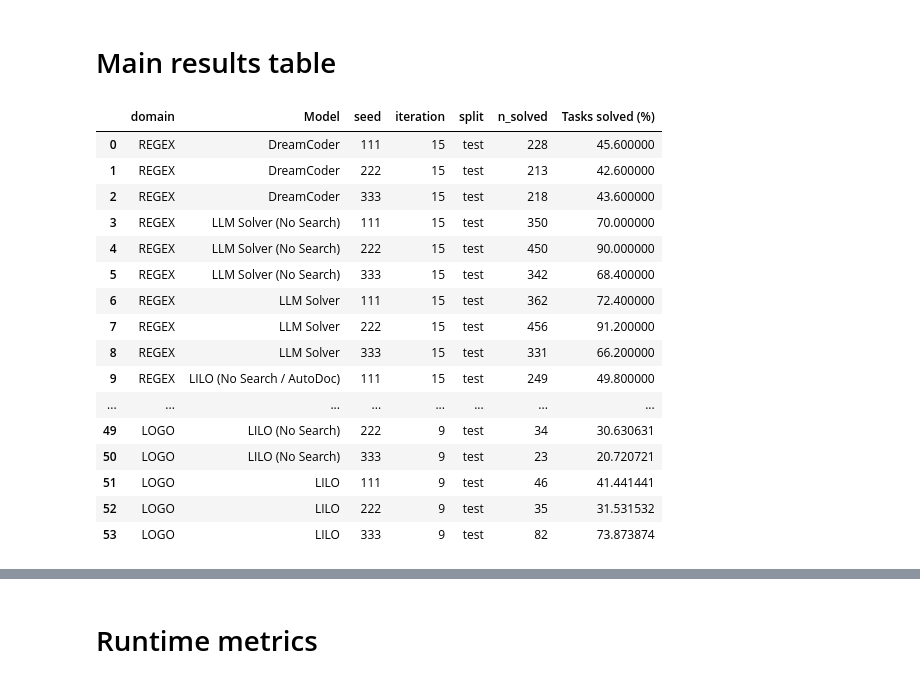
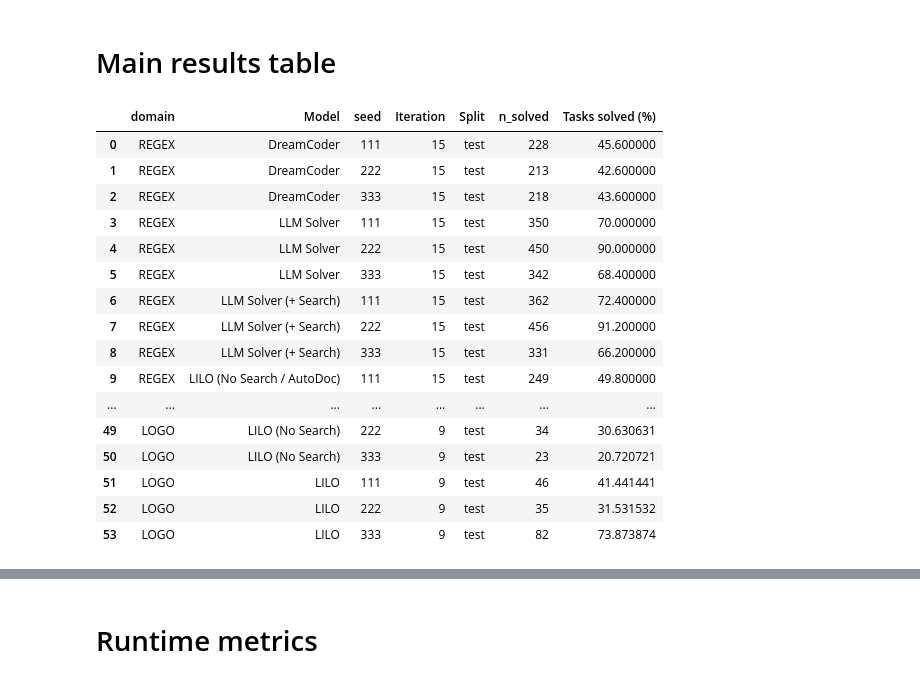
Before and after one commit to gabegrand/lilo, a Jupyter notebook: analysis/analyze_synthesis_experiment_multi_domain.ipynb, the cells around one changed output, grey strips where cells are left out. Cells and saved outputs as stored; diff of their text form; code cells hidden in the pictures.

Commit message:
update model naming scheme and notebooks

```diff
--- a/analysis/analyze_synthesis_experiment_multi_domain.ipynb
+++ b/analysis/analyze_synthesis_experiment_multi_domain.ipynb
@@ -25,6 +25,7 @@ sns.set_theme(style = "whitegrid", font_scale=1.25, rc={'figure.figsize':(12, 8)
 %config InlineBackend.figure_format = 'retina'
 # %%
 EXPERIMENT_NAME = "runs_multi"
+EXPERIMENT_DIR = "lilo_arxiv_v1"
 
 COMPUTE_LIKELIHOODS = True
 
@@ -33,13 +34,14 @@ os.makedirs(FIGURES_DIR, exist_ok=True)
 # %%
 analyzer = SynthesisExperimentAnalyzer(
     experiment_name=EXPERIMENT_NAME,
+    experiment_dir=EXPERIMENT_DIR,
     experiment_types=[
         "baseline_dreamcoder",
         "gpt_solver",
         "gpt_solver_search",
         "gpt_solver_stitch",
         "gpt_solver_stitch_namer",
-        "gpt_solver_stitch_namer_hybrid_dsl",
+        # "gpt_solver_stitch_namer_hybrid_dsl",
         "gpt_solver_stitch_namer_search"
     ],
     allow_incomplete_results=True,
@@ -70,12 +74,3 @@ Available domains: ['re2', 'clevr', 'logo']
 # %%
 df_results = analyzer.get_synthesis_summary()
 df_results = analyzer.format_dataframe_camera(df_results)
-# %%
-# get get results for human and synthetic data
-df_results = df_results[df_results['split'] == 'test']
-
-df_results['language'] = df_results['domain'].apply(lambda x: "human" if "human" in x else "synthetic")
-df_results['domain'] = df_results['domain'].apply(lambda x: x.replace("(human)", "").strip())
-
-
-df_results
@@ -174,30 +165,30 @@ with sns.plotting_context("poster", font_scale=1):
 # %% [markdown]
 # Main results table
 # %%
-df_results_test = df_results.query("split == 'test'")
+df_results_test = df_results.query("Split == 'test'")
 grouped = df_results_test.groupby([
     "domain",
     analyzer.COL_NAMES_CAMERA["experiment_type"],
     "seed",
 ], as_index=False)
 
 def _get_final_iteration(group):
-    final_iteration = group["iteration"].max().item()
-    return group[group["iteration"] == final_iteration]
+    final_iteration = group["Iteration"].max().item()
+    return group[group["Iteration"] == final_iteration]
 
 df_results_test = grouped.apply(_get_final_iteration).reset_index(drop=True)
 df_results_test
 # %% [output]
-|  | domain | Model | seed | iteration | split | n_solved | Tasks solved (%) |
+|  | domain | Model | seed | Iteration | Split | n_solved | Tasks solved (%) |
 | 0 | REGEX | DreamCoder | 111 | 15 | test | 228 | 45.600000 |
 | 1 | REGEX | DreamCoder | 222 | 15 | test | 213 | 42.600000 |
 | 2 | REGEX | DreamCoder | 333 | 15 | test | 218 | 43.600000 |
-| 3 | REGEX | LLM Solver (No Search) | 111 | 15 | test | 350 | 70.000000 |
-| 4 | REGEX | LLM Solver (No Search) | 222 | 15 | test | 450 | 90.000000 |
-| 5 | REGEX | LLM Solver (No Search) | 333 | 15 | test | 342 | 68.400000 |
-| 6 | REGEX | LLM Solver | 111 | 15 | test | 362 | 72.400000 |
-| 7 | REGEX | LLM Solver | 222 | 15 | test | 456 | 91.200000 |
-| 8 | REGEX | LLM Solver | 333 | 15 | test | 331 | 66.200000 |
+| 3 | REGEX | LLM Solver | 111 | 15 | test | 350 | 70.000000 |
+| 4 | REGEX | LLM Solver | 222 | 15 | test | 450 | 90.000000 |
+| 5 | REGEX | LLM Solver | 333 | 15 | test | 342 | 68.400000 |
+| 6 | REGEX | LLM Solver (+ Search) | 111 | 15 | test | 362 | 72.400000 |
+| 7 | REGEX | LLM Solver (+ Search) | 222 | 15 | test | 456 | 91.200000 |
+| 8 | REGEX | LLM Solver (+ Search) | 333 | 15 | test | 331 | 66.200000 |
 | 9 | REGEX | LILO (No Search / AutoDoc) | 111 | 15 | test | 249 | 49.800000 |
 | ... | ... | ... | ... | ... | ... | ... | ... |
 | 49 | LOGO | LILO (No Search) | 222 | 9 | test | 34 | 30.630631 |
```
Also changed, not shown: parts of 20 cells of this notebook, 2 other files.
